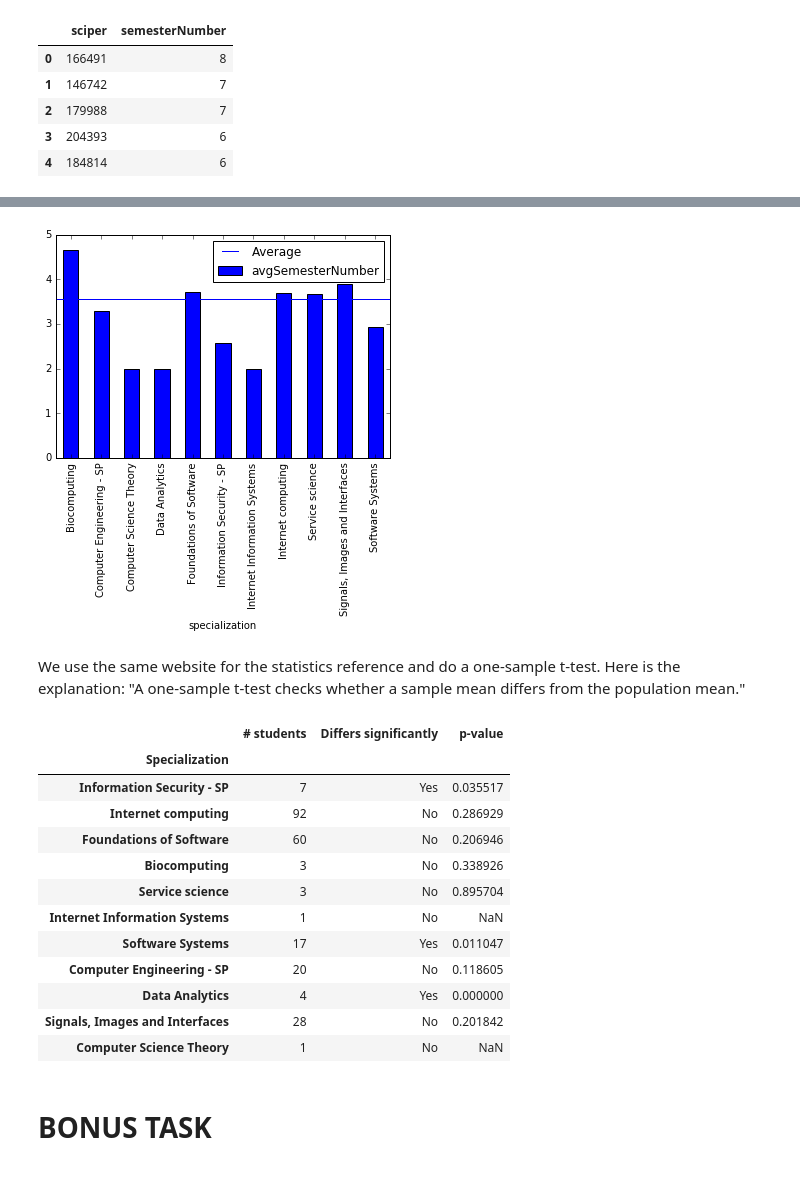
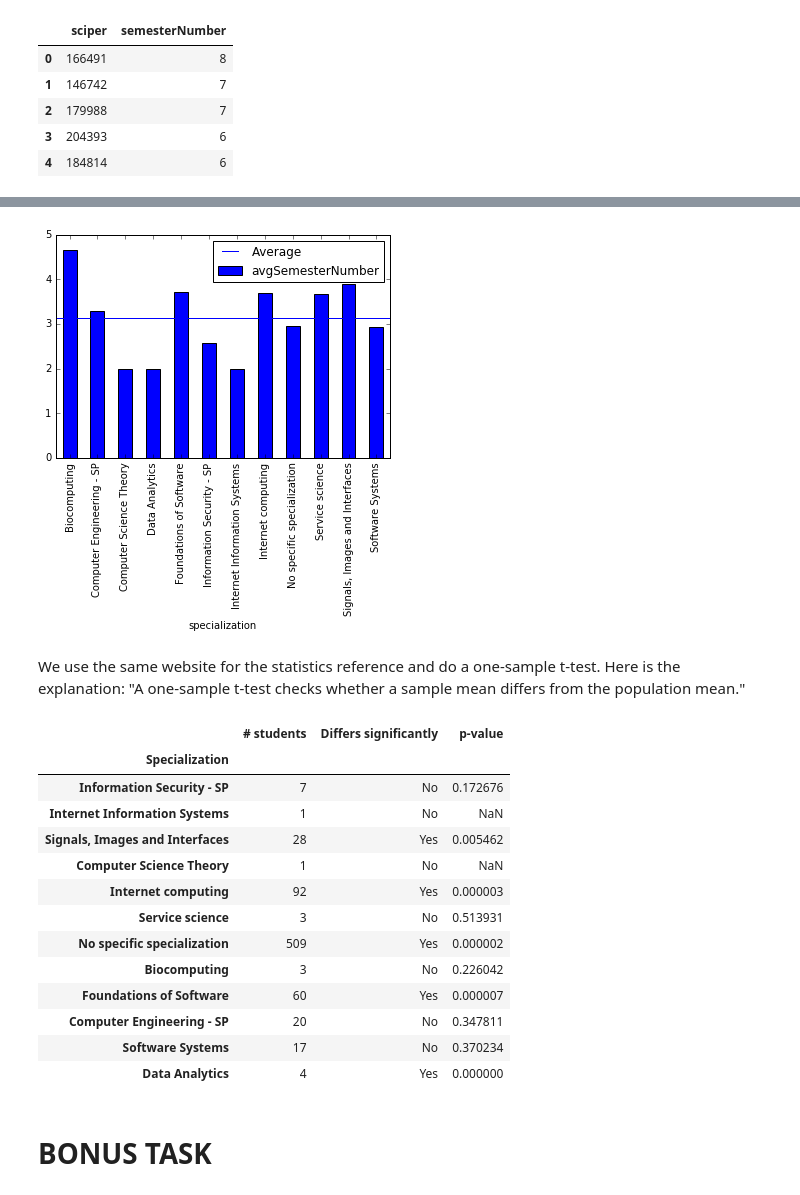
Before and after one commit to Rivollet/ADAHomework, a Jupyter notebook: 02 - Data from the Web/Web data Notebook.ipynb, the cells around one changed output, grey strips where cells are left out. Drawn from its saved outputs; the diff is of its cells as text; code cells hidden in the pictures.

```diff
--- a/02 - Data from the Web/Web data Notebook.ipynb
+++ b/02 - Data from the Web/Web data Notebook.ipynb
@@ -552,37 +552,38 @@ data_students_ma.head(10)
 | 8 | Monsieur | Fomene Tierry Alain | 154080 | Informatique | 2007-2008 | 5 | Internet computing | NaN |
 | 9 | Madame | Benabdallah Zeineb | 154573 | Informatique | 2007-2008 | 6 | Biocomputing | NaN |
 # %%
-data_students_ma_with_specialization = data_students_ma.dropna(subset = ['specialization'])
+data_students_ma_with_specialization = data_students_ma.copy()
+data_students_ma_with_specialization.specialization.fillna(value = 'No specific specialization', inplace = True)
 
 #data_students_ma_with_specialization
 
 numberSemesters = data_students_ma_with_specialization[['specialization', 'semesterNumber']]
 numberSemestersPerSpecialization = numberSemesters.groupby('specialization')
 
 numberSemestersPerSpecializationDivided = [] # divided into men and women
 lengthsPerSpecialization = {}
 for specializationGroup in numberSemestersPerSpecialization:
     specialization = specializationGroup[0]
     personsWithLength = specializationGroup[1]
 
     avgLength = np.round_(personsWithLength['semesterNumber'].mean(),decimals=3)
     numberSemestersPerSpecializationDivided.append({'avgSemesterNumber':avgLength,
                                                     'specialization': specialization})
 
     lengthsPerSpecialization[specialization] = personsWithLength['semesterNumber']
 
 
 avgLengthPerSpecialization = pd.DataFrame(numberSemestersPerSpecializationDivided)
 avgLengthPerSpecialization = avgLengthPerSpecialization.set_index(['specialization'])
 ax = avgLengthPerSpecialization.plot.bar()
 
 generalAvg = data_students_ma_with_specialization.semesterNumber.mean()
 
 plt.axhline(y=generalAvg, color='b', label='Average')
 plt.legend()
 plt.show()
 # %% [output]
-[figure, old version]
+[figure, new version]
 # %% [markdown]
 We use the same website for the statistics reference and do a one-sample t-test.
 Here is the explanation: "A one-sample t-test checks whether a sample mean differs from the population mean."
@@ -609,17 +610,18 @@ df
 # %% [output]
 |  | # students | Differs significantly | p-value |
 | Specialization |  |  |  |
-| Information Security - SP | 7 | Yes | 0.035517 |
-| Internet computing | 92 | No | 0.286929 |
-| Foundations of Software | 60 | No | 0.206946 |
-| Biocomputing | 3 | No | 0.338926 |
-| Service science | 3 | No | 0.895704 |
+| Information Security - SP | 7 | No | 0.172676 |
 | Internet Information Systems | 1 | No | NaN |
-| Software Systems | 17 | Yes | 0.011047 |
-| Computer Engineering - SP | 20 | No | 0.118605 |
+| Signals, Images and Interfaces | 28 | Yes | 0.005462 |
+| Computer Science Theory | 1 | No | NaN |
+| Internet computing | 92 | Yes | 0.000003 |
+| Service science | 3 | No | 0.513931 |
+| No specific specialization | 509 | Yes | 0.000002 |
+| Biocomputing | 3 | No | 0.226042 |
+| Foundations of Software | 60 | Yes | 0.000007 |
+| Computer Engineering - SP | 20 | No | 0.347811 |
+| Software Systems | 17 | No | 0.370234 |
 | Data Analytics | 4 | Yes | 0.000000 |
-| Signals, Images and Interfaces | 28 | No | 0.201842 |
-| Computer Science Theory | 1 | No | NaN |
 # %% [markdown]
 # BONUS TASK
 # %% [markdown]
```
Also changed, not shown: parts of 3 cells of this notebook, 1 other file.
